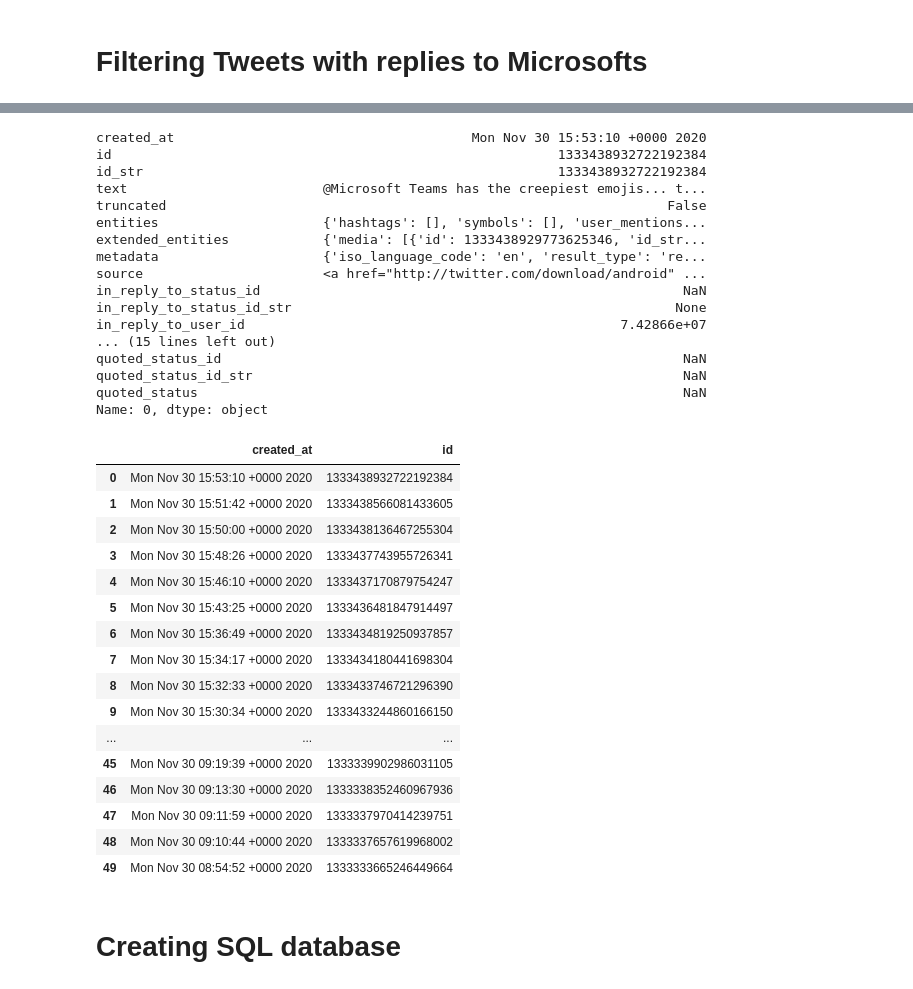
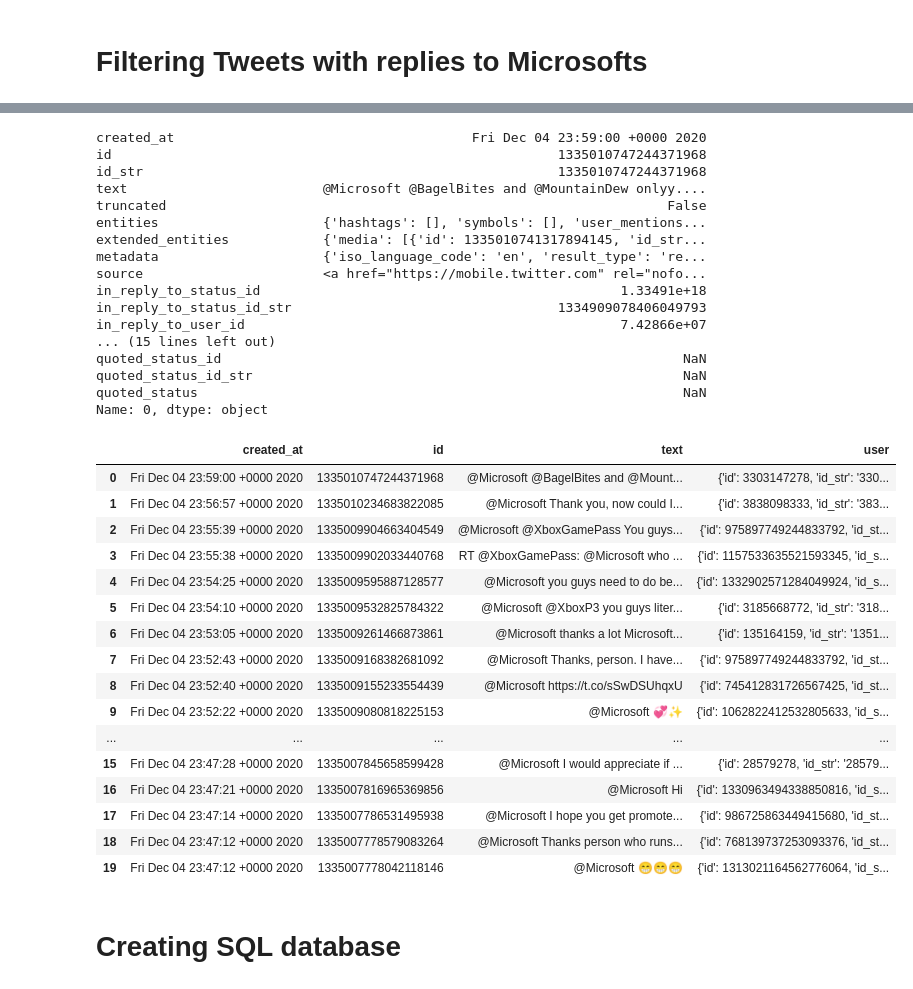
Before and after one commit to singsang2/capstone-twitter-analysis, a Jupyter notebook: Twitter_stream.ipynb, the cells around one changed output, grey strips where cells are left out. Drawn from its saved outputs; the diff is of its cells as text; code cells hidden in the pictures.

```diff
--- a/Twitter_stream.ipynb
+++ b/Twitter_stream.ipynb
@@ -69,5 +51,5 @@ tweet_id = '1329927013738577921'
 # %%
 result_types = ['mixed', 'recent', 'popular']
 # %%
-tweets = tweepy.Cursor(api.search, q='to:'+name, result_type='recent').items(100000)
+tweets = tweepy.Cursor(api.search, q='to:'+name+' until:2020-12-05').items(20)
 df_replies = tweet_into_dataframe(tweets)
@@ -74,17 +68,17 @@ df_replies = tweet_into_dataframe(tweets)
 # %%
 df_replies.iloc[0]
 # %% [output]
-created_at                                      Mon Nov 30 15:53:10 +0000 2020
-id                                                         1333438932722192384
-id_str                                                     1333438932722192384
-text                         @Microsoft Teams has the creepiest emojis... t...
+created_at                                      Fri Dec 04 23:59:00 +0000 2020
+id                                                         1335010747244371968
+id_str                                                     1335010747244371968
+text                         @Microsoft @BagelBites and @MountainDew onlyy....
 truncated                                                                False
 entities                     {'hashtags': [], 'symbols': [], 'user_mentions...
-extended_entities            {'media': [{'id': 1333438929773625346, 'id_str...
+extended_entities            {'media': [{'id': 1335010741317894145, 'id_str...
 metadata                     {'iso_language_code': 'en', 'result_type': 're...
-source                       <a href="http://twitter.com/download/android" ...
-in_reply_to_status_id                                                      NaN
-in_reply_to_status_id_str                                                 None
+source                       <a href="https://mobile.twitter.com" rel="nofo...
+in_reply_to_status_id                                              1.33491e+18
+in_reply_to_status_id_str                                  1334909078406049793
 in_reply_to_user_id                                                7.42866e+07
 ... (15 lines left out)
 quoted_status_id                                                           NaN
@@ -92,22 +86,22 @@ quoted_status_id_str                                                       NaN
 quoted_status                                                              NaN
 Name: 0, dtype: object
 # %%
-df_replies[['created_at', 'id', ]]
+df_replies[['created_at', 'text', 'user', ]]
 # %% [output]
-|  | created_at | id |
-| 0 | Mon Nov 30 15:53:10 +0000 2020 | 1333438932722192384 |
-| 1 | Mon Nov 30 15:51:42 +0000 2020 | 1333438566081433605 |
-| 2 | Mon Nov 30 15:50:00 +0000 2020 | 1333438136467255304 |
-| 3 | Mon Nov 30 15:48:26 +0000 2020 | 1333437743955726341 |
-| 4 | Mon Nov 30 15:46:10 +0000 2020 | 1333437170879754247 |
-| 5 | Mon Nov 30 15:43:25 +0000 2020 | 1333436481847914497 |
-| 6 | Mon Nov 30 15:36:49 +0000 2020 | 1333434819250937857 |
-| 7 | Mon Nov 30 15:34:17 +0000 2020 | 1333434180441698304 |
-| 8 | Mon Nov 30 15:32:33 +0000 2020 | 1333433746721296390 |
-| 9 | Mon Nov 30 15:30:34 +0000 2020 | 1333433244860166150 |
-| ... | ... | ... |
-| 45 | Mon Nov 30 09:19:39 +0000 2020 | 1333339902986031105 |
-| 46 | Mon Nov 30 09:13:30 +0000 2020 | 1333338352460967936 |
-| 47 | Mon Nov 30 09:11:59 +0000 2020 | 1333337970414239751 |
-| 48 | Mon Nov 30 09:10:44 +0000 2020 | 1333337657619968002 |
-| 49 | Mon Nov 30 08:54:52 +0000 2020 | 1333333665246449664 |
+|  | created_at | id | text | user |
+| 0 | Fri Dec 04 23:59:00 +0000 2020 | 1335010747244371968 | @Microsoft @BagelBites and @Mount... | {'id': 3303147278, 'id_str': '330... |
+| 1 | Fri Dec 04 23:56:57 +0000 2020 | 1335010234683822085 | @Microsoft Thank you, now could I... | {'id': 3838098333, 'id_str': '383... |
+| 2 | Fri Dec 04 23:55:39 +0000 2020 | 1335009904663404549 | @Microsoft @XboxGamePass You guys... | {'id': 975897749244833792, 'id_st... |
+| 3 | Fri Dec 04 23:55:38 +0000 2020 | 1335009902033440768 | RT @XboxGamePass: @Microsoft who ... | {'id': 1157533635521593345, 'id_s... |
+| 4 | Fri Dec 04 23:54:25 +0000 2020 | 1335009595887128577 | @Microsoft you guys need to do be... | {'id': 1332902571284049924, 'id_s... |
+| 5 | Fri Dec 04 23:54:10 +0000 2020 | 1335009532825784322 | @Microsoft @XboxP3 you guys liter... | {'id': 3185668772, 'id_str': '318... |
+| 6 | Fri Dec 04 23:53:05 +0000 2020 | 1335009261466873861 | @Microsoft thanks a lot Microsoft... | {'id': 135164159, 'id_str': '1351... |
+| 7 | Fri Dec 04 23:52:43 +0000 2020 | 1335009168382681092 | @Microsoft Thanks, person. I have... | {'id': 975897749244833792, 'id_st... |
+| 8 | Fri Dec 04 23:52:40 +0000 2020 | 1335009155233554439 | @Microsoft https://t.co/sSwDSUhqxU | {'id': 745412831726567425, 'id_st... |
+| 9 | Fri Dec 04 23:52:22 +0000 2020 | 1335009080818225153 | @Microsoft 💞✨ | {'id': 1062822412532805633, 'id_s... |
+| ... | ... | ... | ... | ... |
+| 15 | Fri Dec 04 23:47:28 +0000 2020 | 1335007845658599428 | @Microsoft I would appreciate if ... | {'id': 28579278, 'id_str': '28579... |
+| 16 | Fri Dec 04 23:47:21 +0000 2020 | 1335007816965369856 | @Microsoft Hi | {'id': 1330963494338850816, 'id_s... |
+| 17 | Fri Dec 04 23:47:14 +0000 2020 | 1335007786531495938 | @Microsoft I hope you get promote... | {'id': 986725863449415680, 'id_st... |
+| 18 | Fri Dec 04 23:47:12 +0000 2020 | 1335007778579083264 | @Microsoft Thanks person who runs... | {'id': 768139737253093376, 'id_st... |
+| 19 | Fri Dec 04 23:47:12 +0000 2020 | 1335007778042118146 | @Microsoft 😁😁😁 | {'id': 1313021164562776064, 'id_s... |
```
Also changed, not shown: parts of 73 cells of this notebook, 21 other files.
